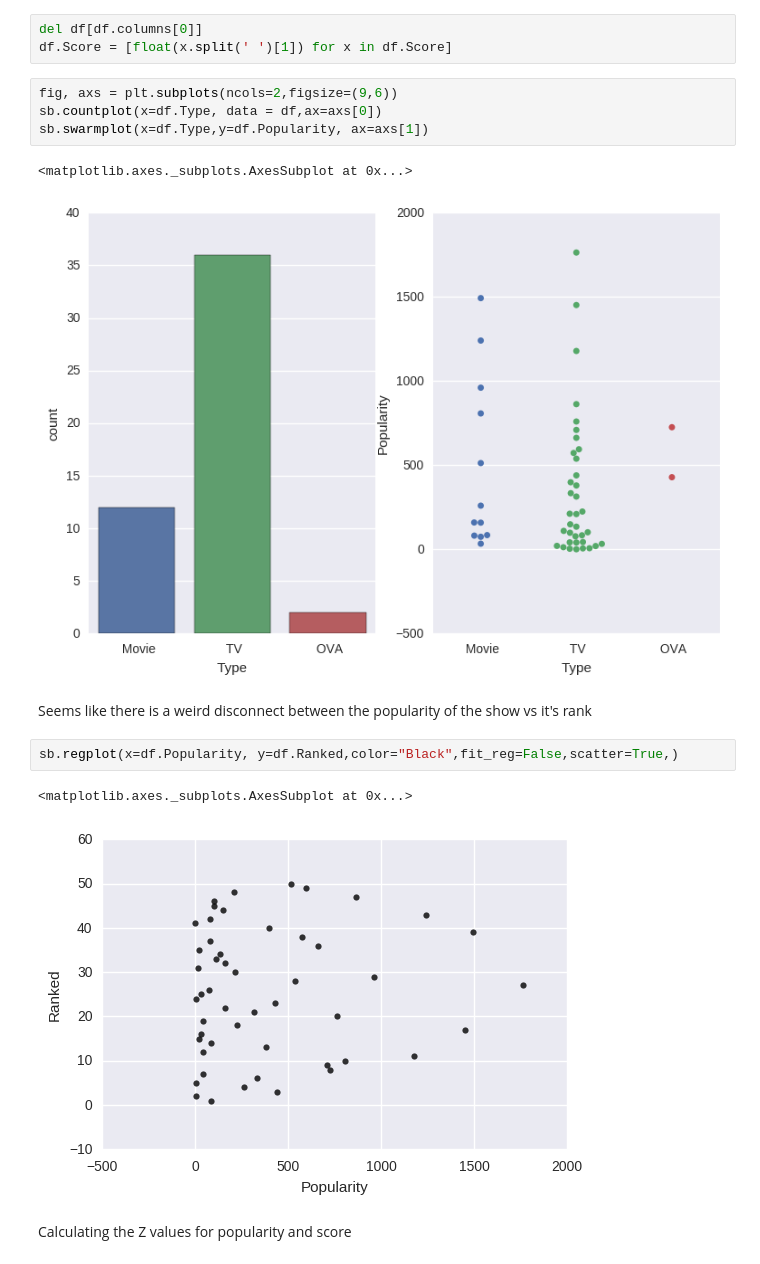
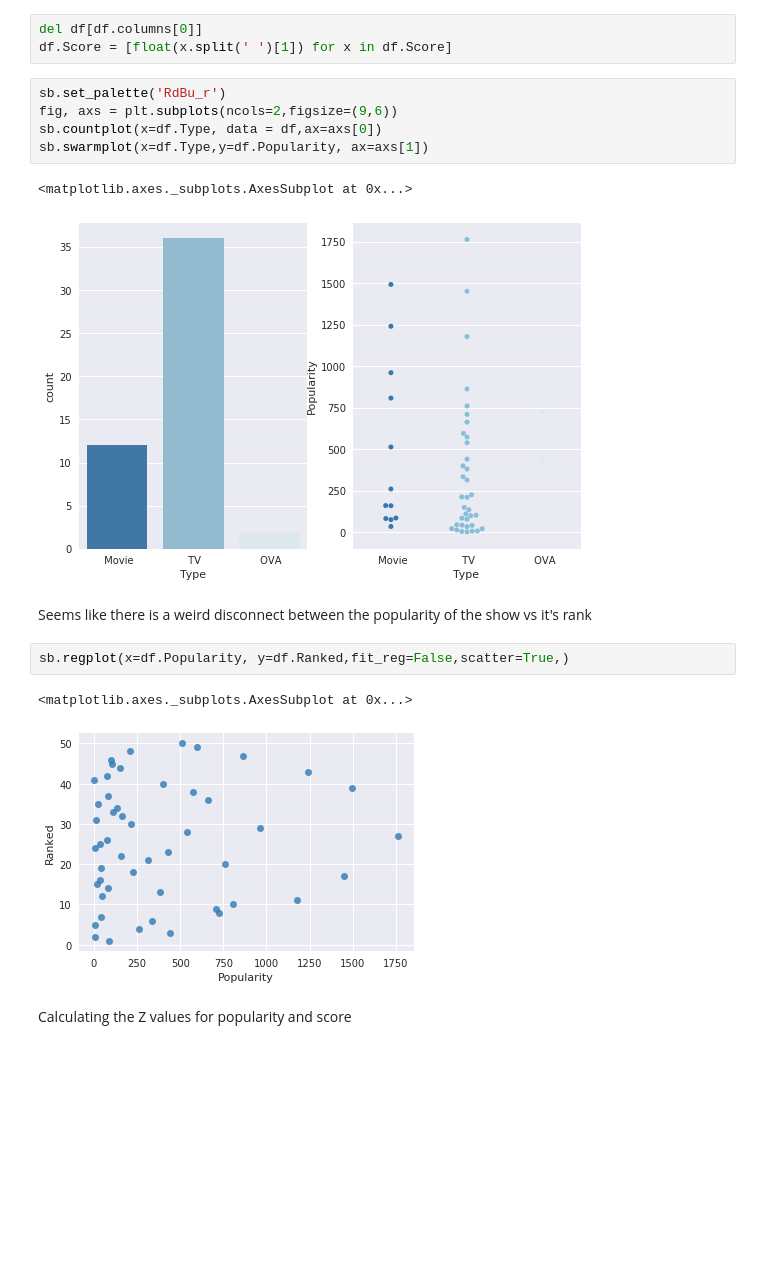
Before and after one commit to CalebWelch/anime_scores, a Jupyter notebook: Untitled.ipynb, the cells around one changed output. Saved outputs shown, nothing was run; the diff lists cells and outputs as text; blank space fills up the shorter version.

Commit message:
added some neat graphs

```diff
--- a/Untitled.ipynb
+++ b/Untitled.ipynb
@@ -11,19 +20,20 @@ df = pd.read_csv('file_name')
 del df[df.columns[0]]
 df.Score = [float(x.split(' ')[1]) for x in df.Score]
 # %%
+sb.set_palette('RdBu_r')
 fig, axs = plt.subplots(ncols=2,figsize=(9,6))
 sb.countplot(x=df.Type, data = df,ax=axs[0])
 sb.swarmplot(x=df.Type,y=df.Popularity, ax=axs[1])
 # %% [output]
 <matplotlib.axes._subplots.AxesSubplot at 0x...>
-[figure, old version]
+[figure, new version]
 # %% [markdown]
 <p>Seems like there is a weird disconnect between the popularity of the show vs it's rank
 # %%
-sb.regplot(x=df.Popularity, y=df.Ranked,color="Black",fit_reg=False,scatter=True,)
+sb.regplot(x=df.Popularity, y=df.Ranked,fit_reg=False,scatter=True,)
 # %% [output]
 <matplotlib.axes._subplots.AxesSubplot at 0x...>
-[figure, old version]
+[figure, new version]
 # %% [markdown]
 Calculating the Z values for popularity and score
 # %%
```
Also changed, not shown: parts of 13 cells of this notebook.
